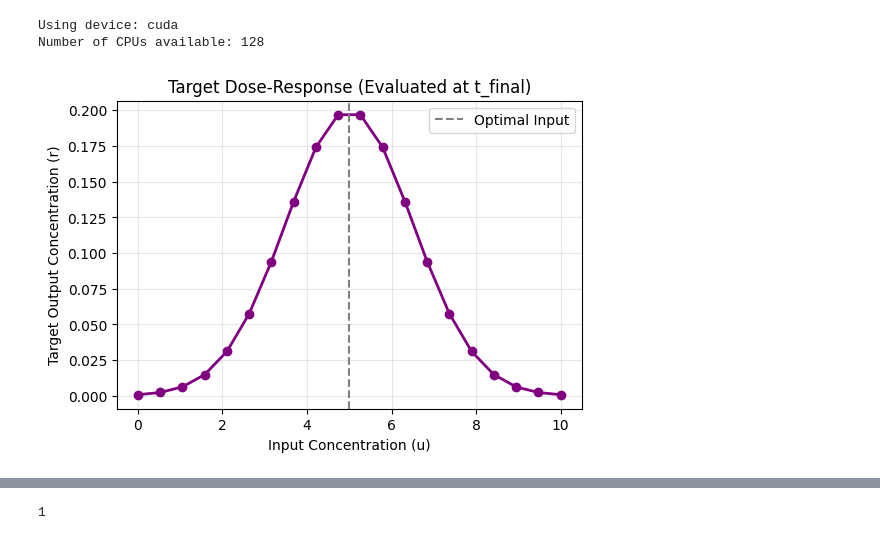
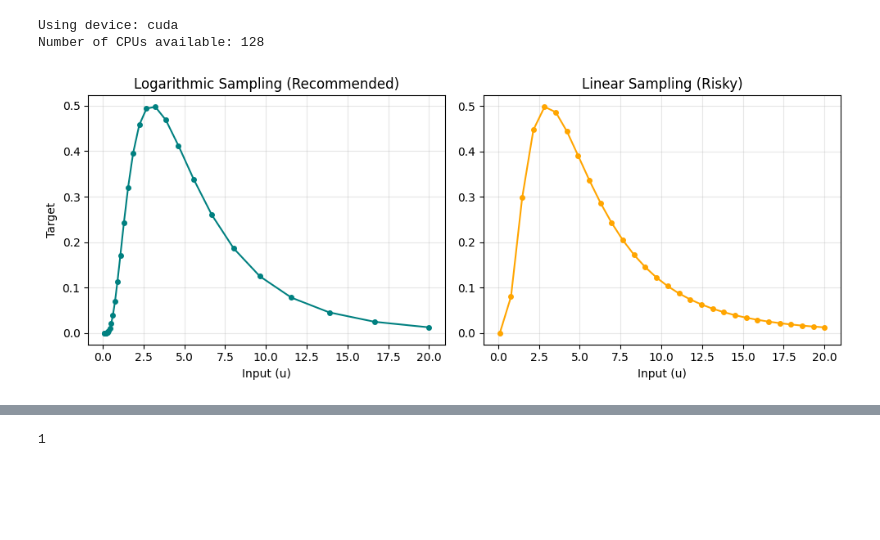
Before and after one commit to Maurice-Filo/GenAI-Net, a Jupyter notebook: apps_nicolo/NLDoseResponse_4s_6r_HF_REINFORCE copy/NLDoseResponse_4s_5r_HF_REINFORCE.ipynb, the cells around one changed output, grey strips where cells are left out. Drawn from its saved outputs; the diff is of its cells as text; code cells hidden in the pictures; blank space fills up the shorter version.

Commit message:
improving on NLP. Starting to pack results

```diff
--- a/apps_nicolo/NLDoseResponse_4s_6r_HF_REINFORCE copy/NLDoseResponse_4s_5r_HF_REINFORCE.ipynb
+++ b/apps_nicolo/NLDoseResponse_4s_6r_HF_REINFORCE copy/NLDoseResponse_4s_5r_HF_REINFORCE.ipynb
@@ -69,7 +68,7 @@ for i,s in enumerate(species_labels):
     productions.append(MassAction(reactant_labels=[], product_labels=[s], input_channels=[f'u_{i+1}'], params=[1.], params_controllability=[True]))
     dilutions.append(MassAction(reactant_labels=[s], product_labels=[], input_channels=[None], params=[1.], params_controllability=[True]))
 
-n_support = 3
+n_support = 2
 support_labels = [f'X_{i+1}' for i in range(n_support)]
 for i,s in enumerate(support_labels):
     dilutions.append(MassAction(reactant_labels=[s], product_labels=[], input_channels=[None], params=[1.], params_controllability=[True]))
@@ -89,7 +88,7 @@ print("Template CRN:")
 print(crn_template)
 
 # Construct the library of possible reactions
-library = construct_hill_production_library(species_labels=species_labels, max_product_order=2, max_num_regulators=1)
+library = construct_hill_production_library(species_labels=species_labels, max_product_order=2, max_num_regulators=2)
 library.add_reactions(productions+dilutions) # add the production reactions to the library
 library.prepare_lookup_tables()
 
@@ -144,7 +143,7 @@ import numpy as np
 import os
 
 # Hyperparameters (Same as before)
-max_added_reactions = 8
+max_added_reactions = 7
 N_CPUs = os.cpu_count()
 N = 10*N_CPUs
 width = 1024
@@ -169,7 +168,7 @@ risk_scheduler = {
     'max_risk': 1.0,
     'risk_schedule': 1000
 }
-epoch_num = 300
+epoch_num = 1000
 render_schedule = 10
 render_mode = {
     'style': 'logger',
@@ -191,64 +190,73 @@ render_n_best = 10
 render_disregard_percentage = 0.99
 continuous_distribution = {"type": 'lognormal_independent'}
 
-# --- Time Horizon Setup ---
-t_f = 100
-N_t = 1000
-time_horizon = np.linspace(0, t_f, N_t, dtype=np.float32)
-
-# ... [Previous Hyperparameters remain the same] ...
-# (N, width, depth, etc. can stay as they were)
 
 # --- Time Horizon Setup ---
 t_f = 100
 N_t = 1000
 time_horizon = np.linspace(0, t_f, N_t, dtype=np.float32)
 
 # --- Define Non-Monotonic Dose-Response Relationship ---
 
-# 1. Inputs (u): A sweep of concentrations from 0 to 10
-n_conditions = 20
-u_values = np.linspace(0.0, 10.0, n_conditions)
+# 1. Inputs (u): Logarithmic sweep to capture the fast rise
+n_conditions = 30
+# geomspace generates numbers evenly spaced on a log scale
+u_values = np.geomspace(0.1, 20.0, n_conditions)
+
+# Optional: If you strictly need 0.0 as a baseline control
+# u_values = np.concatenate(([0.0], u_values))
+
 u_list = [np.array([u]) for u in u_values]
 
-# 2. Target Function (The "Bell Curve" shape)
-# We want the system to output High concentration ONLY when input is around 5.0
-optimal_input = 5.0
-width_param = 3.
-max_response = 0.5 # Target output concentration at peak
+# 2. Target Function (Log-Normal)
+optimal_input = 3.0
+width_param = 0.7  # Natural width for n=1
+max_response = 0.5
 
-# Calculate scalar targets for each input
-scalar_targets = max_response * np.exp(-0.5 * ((u_values - optimal_input) / width_param) ** 2)
+# Calculate targets
+scalar_targets = max_response * np.exp(-((np.log(u_values) - np.log(optimal_input))**2) / (2 * width_param**2))
 
-# 3. Construct Reference Trajectories (r_list)
+# 3. Construct Reference Trajectories
 r_list = [np.array([r]) for r in scalar_targets]
 
-# --- Define Weights (w) to IGNORE Transients ---
-# We create a weight vector that is 0 everywhere except the final time index.
-w = np.zeros((1, N_t))
-w[:, -1] = 1.0*N_t  # Only the last point matters
+# --- Visualization of Why This Matters ---
+plt.figure(figsize=(10, 4))
 
-# --- Verification Plot ---
-# Plot the "Exam" the agent has to pass
-plt.figure(figsize=(6, 4))
-plt.plot(u_values, scalar_targets, 'o-', color='purple', linewidth=2)
-plt.title('Target Dose-Response (Evaluated at t_final)')
-plt.xlabel('Input Concentration (u)')
-plt.ylabel('Target Output Concentration (r)')
+# Plot 1: The Sampling Distribution
+plt.subplot(1, 2, 1)
+plt.plot(u_values, scalar_targets, 'o-', color='teal', markersize=4)
+plt.title('Logarithmic Sampling (Recommended)')
+plt.xlabel('Input (u)')
+plt.ylabel('Target')
 plt.grid(True, alpha=0.3)
-plt.axvline(optimal_input, linestyle='--', color='gray', label='Optimal Input')
-plt.legend()
+# Note how points are clustered near the peak/start
+
+# Plot 2: Compare to Linear (What you had)
+plt.subplot(1, 2, 2)
+linear_u = np.linspace(0.1, 20, n_conditions)
+linear_target = max_response * np.exp(-((np.log(linear_u) - np.log(optimal_input))**2) / (2 * width_param**2))
+plt.plot(linear_u, linear_target, 'o-', color='orange', markersize=4)
+plt.title('Linear Sampling (Risky)')
+plt.xlabel('Input (u)')
+plt.grid(True, alpha=0.3)
+# Note the gap at the start!
+
+plt.tight_layout()
 plt.show()
 
 # --- Compute Reward Routine ---
 # Ensure ic is defined
 ic = IC(names=species_labels, values=[[0.0 for _ in species_labels]])
 
+w = np.zeros(N_t)
+w[-1] = N_t
+w = w[np.newaxis, :]
+
 def compute_reward(state):
     x0_list = ic.get_ic(state)
     # The error is computed over the whole trajectory, but because w is 0
     # everywhere except the end, the agent is free to do whatever it wants
     # during the transient phase.
-    return dynamic_tracking_error(state, u_list, x0_list, time_horizon, r_list, w, norm=2, LARGE_NUMBER=1e4)
+    return dynamic_tracking_error(state, u_list, x0_list, time_horizon, r_list, w, norm=1, LARGE_NUMBER=1e4)
 # %% [output]
-[figure, old version]
+[figure, new version]
```
Also changed, not shown: parts of 6 cells of this notebook, 23 other files.
